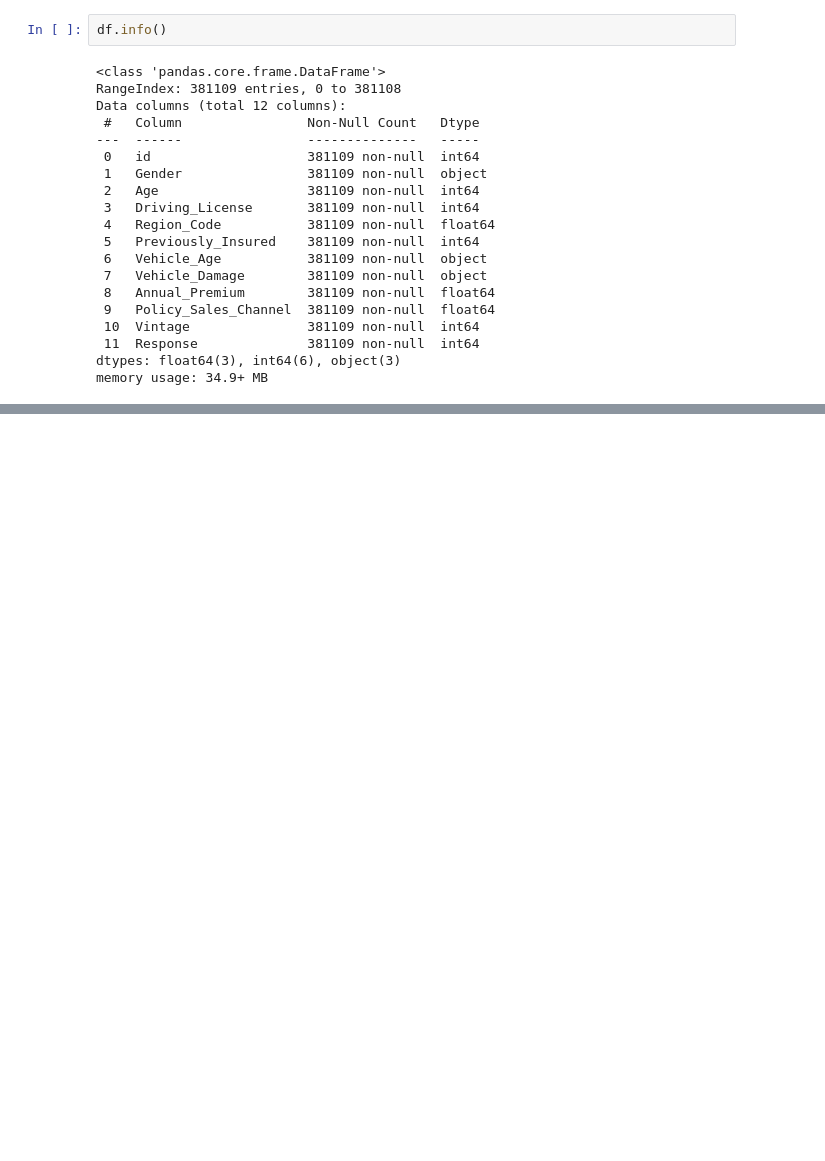
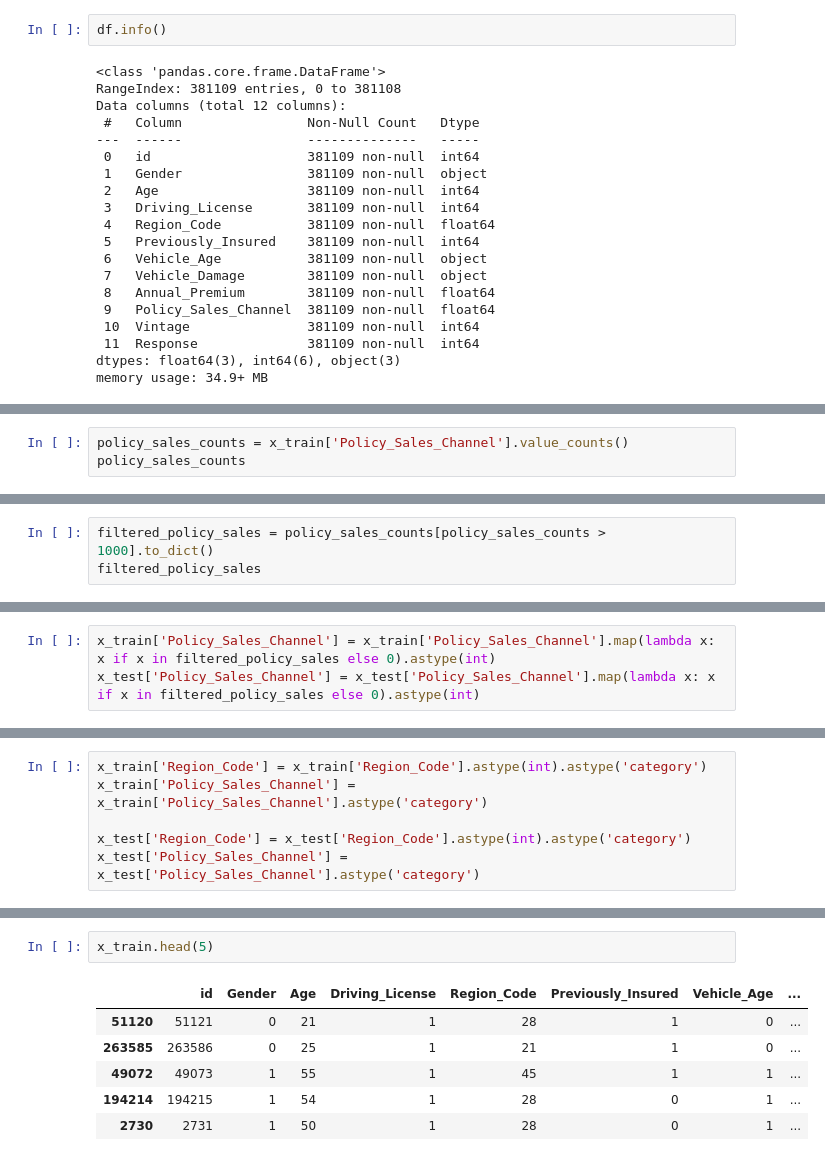
Before and after one commit to Anurag47/Vehicle_Insurance_MLOps, a Jupyter notebook: notebook/experiments_notebook.ipynb, the cells around one changed output, grey strips where cells are left out. Drawn from its saved outputs; the diff is of its cells as text; blank space fills up the shorter version.

```diff
--- a/notebook/experiments_notebook.ipynb
+++ b/notebook/experiments_notebook.ipynb
@@ -404,0 +371,3 @@ RandomizedSearchCV(cv=4, estimator=RandomForestClassifier(), n_jobs=-1,
+# %%
+policy_sales_counts = x_train['Policy_Sales_Channel'].value_counts()
+policy_sales_counts
@@ -404,0 +388,3 @@ RandomizedSearchCV(cv=4, estimator=RandomForestClassifier(), n_jobs=-1,
+# %%
+filtered_policy_sales = policy_sales_counts[policy_sales_counts > 1000].to_dict()
+filtered_policy_sales
@@ -404,0 +408,3 @@ RandomizedSearchCV(cv=4, estimator=RandomForestClassifier(), n_jobs=-1,
+# %%
+x_train['Policy_Sales_Channel'] = x_train['Policy_Sales_Channel'].map(lambda x: x if x in filtered_policy_sales else 0).astype(int)
+x_test['Policy_Sales_Channel'] = x_test['Policy_Sales_Channel'].map(lambda x: x if x in filtered_policy_sales else 0).astype(int)
@@ -404,0 +436,6 @@ RandomizedSearchCV(cv=4, estimator=RandomForestClassifier(), n_jobs=-1,
+# %%
+x_train['Region_Code'] = x_train['Region_Code'].astype(int).astype('category')
+x_train['Policy_Sales_Channel'] = x_train['Policy_Sales_Channel'].astype('category')
+
+x_test['Region_Code'] = x_test['Region_Code'].astype(int).astype('category')
+x_test['Policy_Sales_Channel'] = x_test['Policy_Sales_Channel'].astype('category')
@@ -404,0 +476,9 @@ RandomizedSearchCV(cv=4, estimator=RandomForestClassifier(), n_jobs=-1,
+# %%
+x_train.head(5)
+# %% [output]
+|  | id | Gender | Age | Driving_License | Region_Code | Previously_Insured | Vehicle_Age | ... |
+| 51120 | 51121 | 0 | 21 | 1 | 28 | 1 | 0 | ... |
+| 263585 | 263586 | 0 | 25 | 1 | 21 | 1 | 0 | ... |
+| 49072 | 49073 | 1 | 55 | 1 | 45 | 1 | 1 | ... |
+| 194214 | 194215 | 1 | 54 | 1 | 28 | 0 | 1 | ... |
+| 2730 | 2731 | 1 | 50 | 1 | 28 | 0 | 1 | ... |
```
Also changed, not shown: parts of 52 cells of this notebook, 20 other files.
